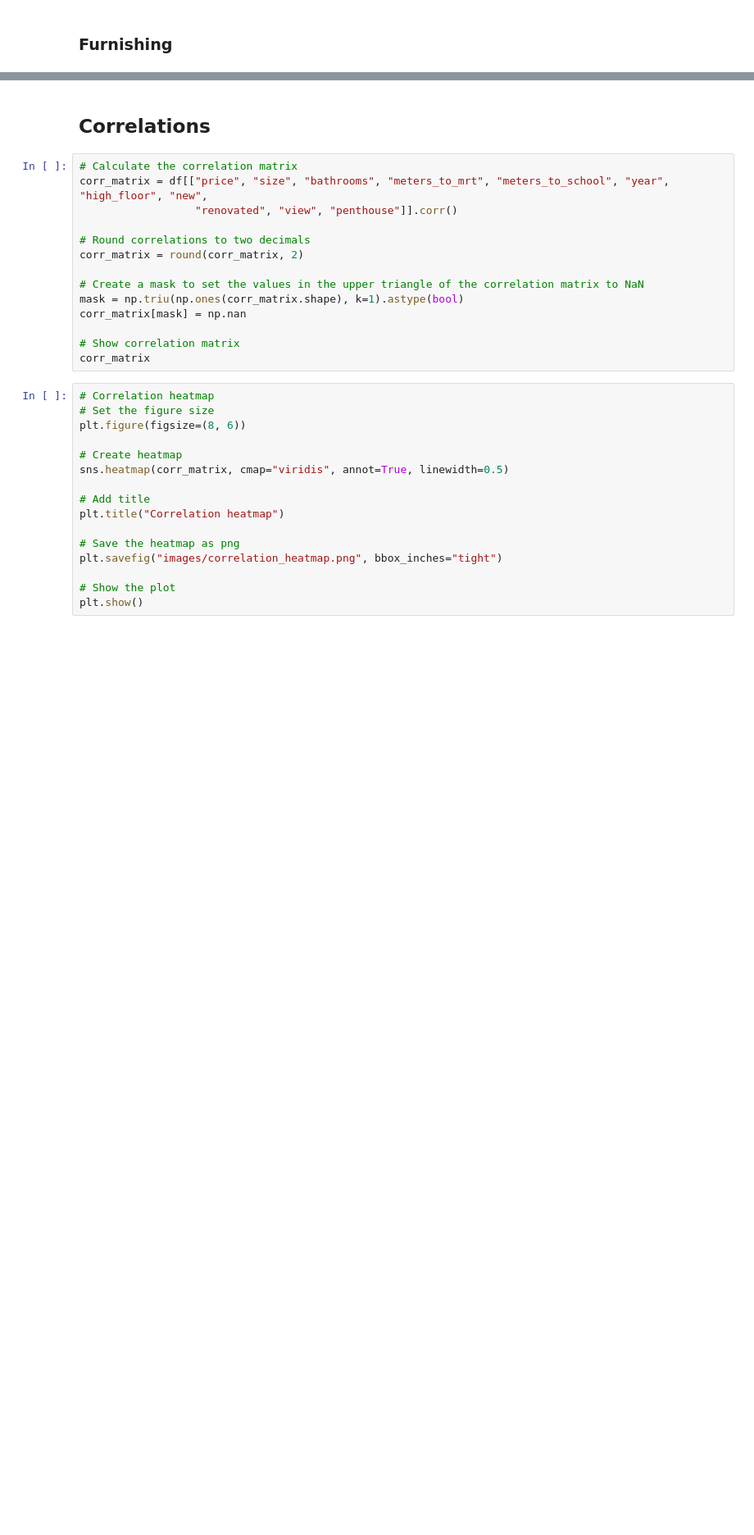
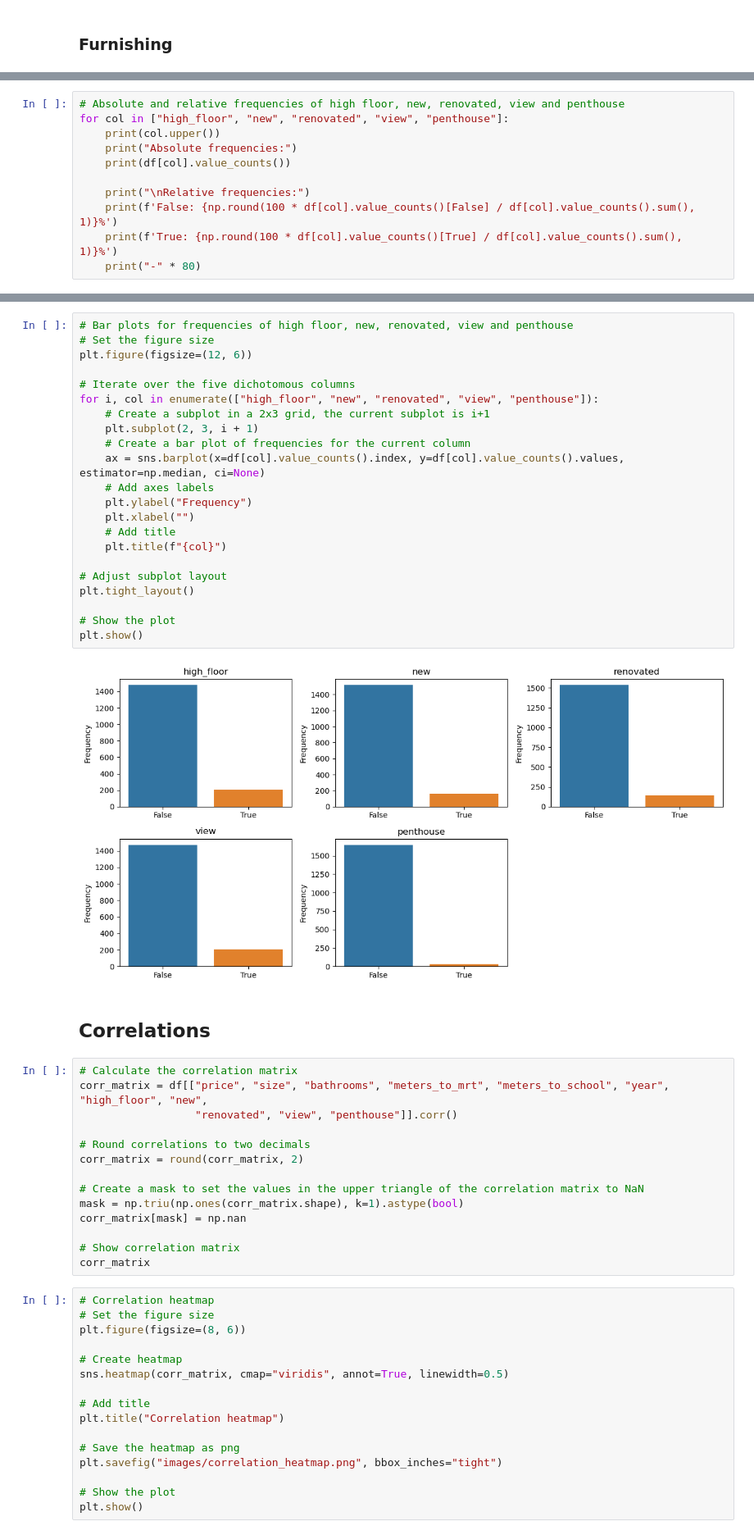
Before and after one commit to JensBender/rental-price-prediction, a Jupyter notebook: data_preprocessing.ipynb, the cells around one changed output, grey strips where cells are left out. Shown at 82% size. Drawn from its saved outputs; the diff is of its cells as text; blank space fills up the shorter version.

Commit message:
In preprocessing, combine exploratory data analysis for high floor, new, renovated, view and penthouse

```diff
--- a/data_preprocessing.ipynb
+++ b/data_preprocessing.ipynb
@@ -1638,0 +1584,11 @@ plt.show()
+# %%
+# Absolute and relative frequencies of high floor, new, renovated, view and penthouse
+for col in ["high_floor", "new", "renovated", "view", "penthouse"]:
+    print(col.upper())
+    print("Absolute frequencies:")
+    print(df[col].value_counts())
+
+    print("\nRelative frequencies:")
+    print(f'False: {np.round(100 * df[col].value_counts()[False] / df[col].value_counts().sum(), 1)}%')
+    print(f'True: {np.round(100 * df[col].value_counts()[True] / df[col].value_counts().sum(), 1)}%')
+    print("-" * 80)
@@ -1639,3 +1613,27 @@ plt.show()
+# %%
+# Bar plots for frequencies of high floor, new, renovated, view and penthouse
+# Set the figure size
+plt.figure(figsize=(12, 6))
+
+# Iterate over the five dichotomous columns
+for i, col in enumerate(["high_floor", "new", "renovated", "view", "penthouse"]):
+    # Create a subplot in a 2x3 grid, the current subplot is i+1
+    plt.subplot(2, 3, i + 1)
+    # Create a bar plot of frequencies for the current column
+    ax = sns.barplot(x=df[col].value_counts().index, y=df[col].value_counts().values, estimator=np.median, ci=None)
+    # Add axes labels
+    plt.ylabel("Frequency")
+    plt.xlabel("")
+    # Add title
+    plt.title(f"{col}")
+
+# Adjust subplot layout
+plt.tight_layout()
+
+# Show the plot
+plt.show()
+# %% [output]
+[figure, added]
 # %% [markdown]
 ## Correlations
 # %%
```
Also changed, not shown: parts of 39 cells of this notebook.
